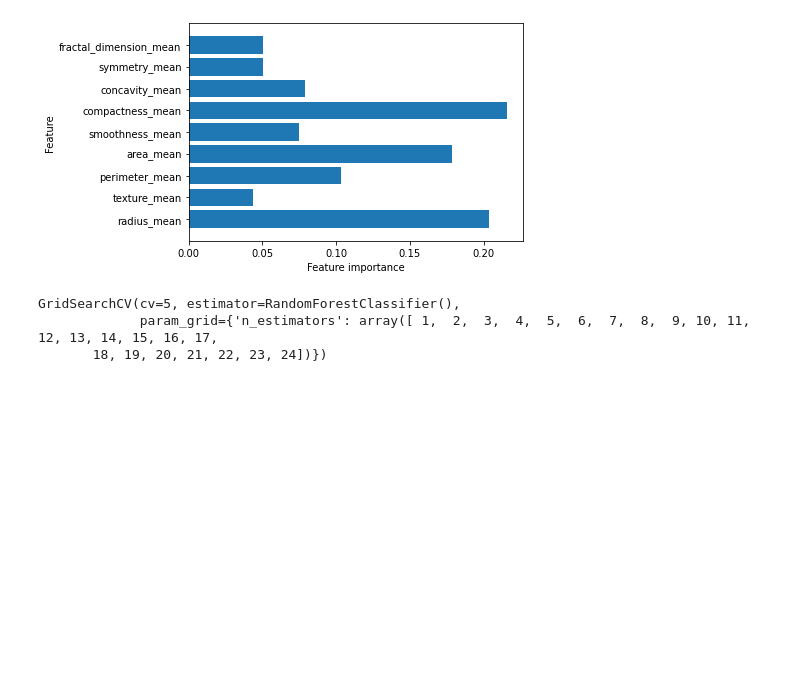
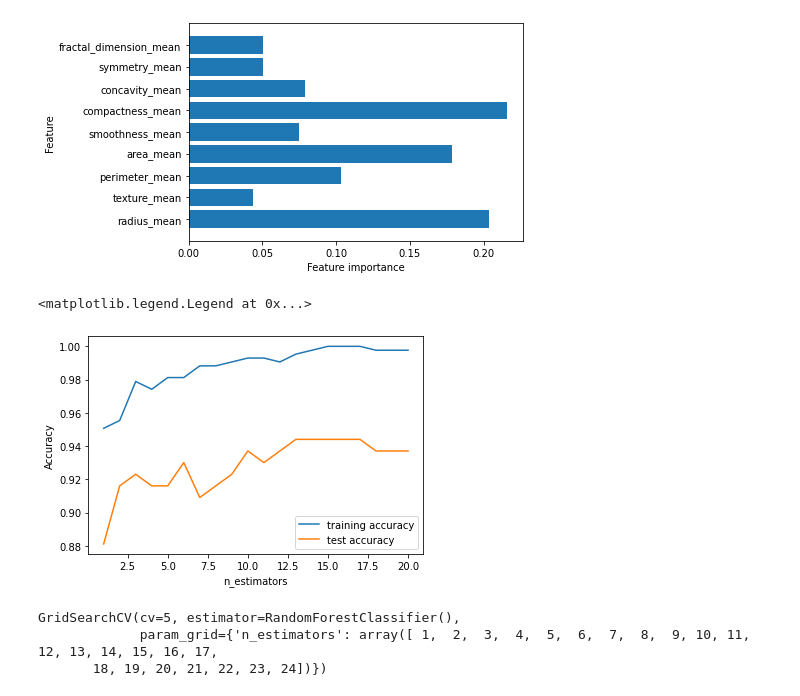
Before and after one commit to pthomas000/Adv_Data_Analysis, a Jupyter notebook: Project_2.ipynb, the cells around one changed output. Cells and saved outputs as stored; diff of their text form; code cells hidden in the pictures; blank space fills up the shorter version.

```diff
--- a/Project_2.ipynb
+++ b/Project_2.ipynb
@@ -515,6 +520,29 @@ Accuracy on test set: 0.916
 plot_feature_importances_df(forest)
 # %% [output]
 [figure]
+# %%
+training_accuracy = []
+test_accuracy = []
+# try n_estimator from 1 to 20
+estimator_settings = range(1, 21)
+
+for n_estimators in estimator_settings:
+    # build the model
+    forest = RandomForestClassifier(n_estimators=n_estimators, random_state=3)
+    forest.fit(X_train, y_train)
+    # record training set accuracy
+    training_accuracy.append(forest.score(X_train, y_train))
+    # record generalization accuracy
+    test_accuracy.append(forest.score(X_test, y_test))
+
+plt.plot(estimator_settings, training_accuracy, label="training accuracy")
+plt.plot(estimator_settings, test_accuracy, label="test accuracy")
+plt.ylabel("Accuracy")
+plt.xlabel("n_estimators")
+plt.legend()
+# %% [output]
+<matplotlib.legend.Legend at 0x...>
+[figure, added]
 # %%
 rf = RandomForestClassifier()
 
```
Also changed, not shown: parts of 17 cells of this notebook.
